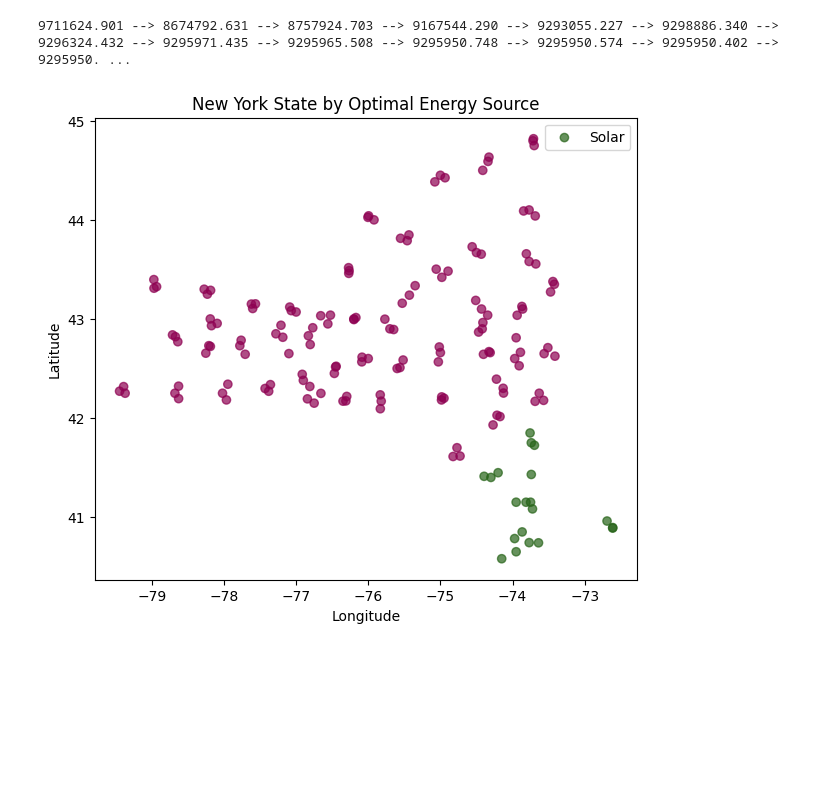
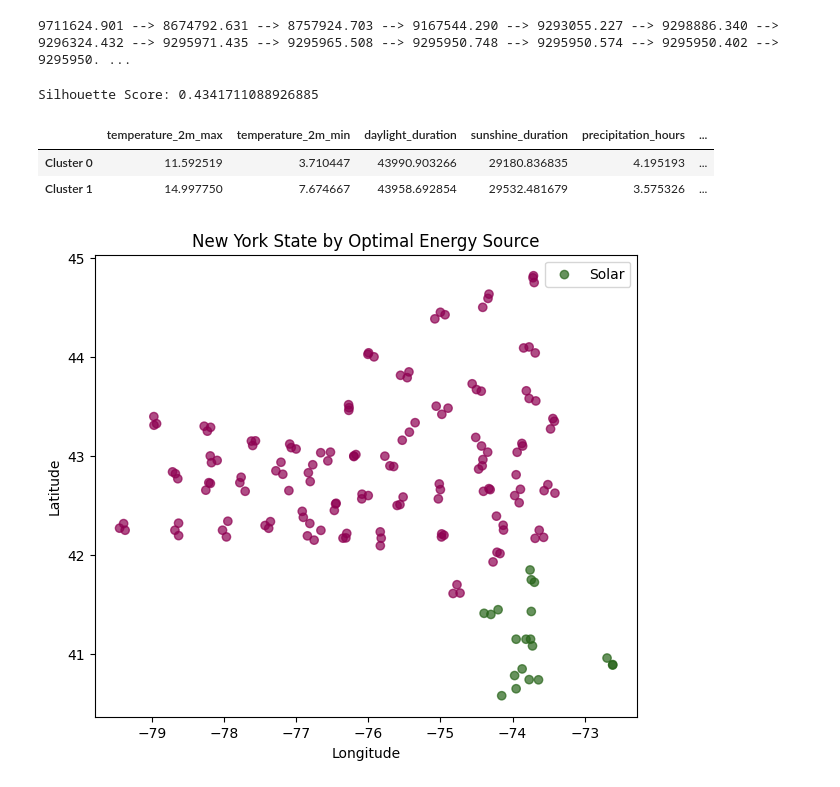
Before and after one commit to DamarTheMunginizer/New-York-State-Energy-Consumption, a Jupyter notebook: code/Analysis.ipynb, the cells around one changed output. Cells and saved outputs as stored; diff of their text form; code cells hidden in the pictures; blank space fills up the shorter version.

Commit message:
Restored silhouette score calculation and summary dataframe for TSKM.

```diff
--- a/code/Analysis.ipynb
+++ b/code/Analysis.ipynb
@@ -595,6 +595,53 @@ pipeline.fit(reshaped_data)
 clusters = pipeline.named_steps['kmeans'].labels_
 # %% [output]
 9711624.901 --> 8674792.631 --> 8757924.703 --> 9167544.290 --> 9293055.227 --> 9298886.340 --> 9296324.432 --> 9295971.435 --> 9295965.508 --> 9295950.748 --> 9295950.574 --> 9295950.402 --> 9295950. ...
+# %%
+scaled = pipeline.named_steps['scaler'].transform(reshaped_data)
+pca_data = pipeline.named_steps['pca'].transform(scaled)
+clusters = pipeline.named_steps['kmeans'].labels_
+
+sil_score = silhouette_score(pca_data, clusters, metric='euclidean')
+print("Silhouette Score:", sil_score)
+# %% [output]
+Silhouette Score: 0.4341711088926885
+# %%
+def cluster_summary(forecasted_data, clusters, feature_names):
+    """
+    Summarize the average weather characteristics by cluster.
+
+    Args:
+        forecasted_data (np.ndarray): shape (n_locs, n_timestamps, n_features)
+        clusters (np.ndarray): cluster labels of shape (n_locs,)
+        feature_names (list): names of the features in the last dimension of forecasted_data
+
+    Returns:
+        pd.DataFrame: each row is a cluster, columns = average feature values
+    """
+    n_clusters = np.max(clusters) + 1
+    summaries = []
+    for c in range(n_clusters):
+        # Indices of locations in cluster c
+        idx_in_cluster = np.where(clusters == c)[0]
+
+        # Subset the forecasted_data for these locations
+        # shape: (n_locations_in_cluster, n_timestamps, n_features)
+        data_c = forecasted_data[idx_in_cluster]
+
+        # Average over both location dimension and time dimension
+        # result shape: (n_features,)
+        mean_features = data_c.mean(axis=(0,1))
+
+        summaries.append(mean_features)
+
+    summary_df = pd.DataFrame(summaries, columns=feature_names)
+    summary_df.index = [f"Cluster {i}" for i in range(n_clusters)]
+    return summary_df
+
+cluster_summary(forecasted_data, clusters, feature_cols)
+# %% [output]
+|  | temperature_2m_max | temperature_2m_min | daylight_duration | sunshine_duration | precipitation_hours | ... |
+| Cluster 0 | 11.592519 | 3.710447 | 43990.903266 | 29180.836835 | 4.195193 | ... |
+| Cluster 1 | 14.997750 | 7.674667 | 43958.692854 | 29532.481679 | 3.575326 | ... |
 # %%
 def plot_clusters_on_map(locations_df, cluster_assignments, title="Clusters on Map", filepath="../images/tskm_clusters.png"):
     """
```
